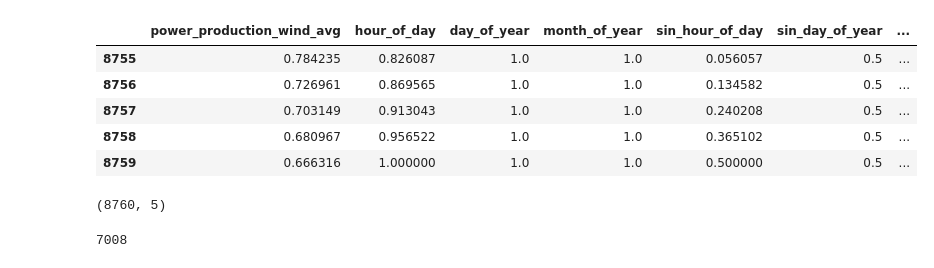
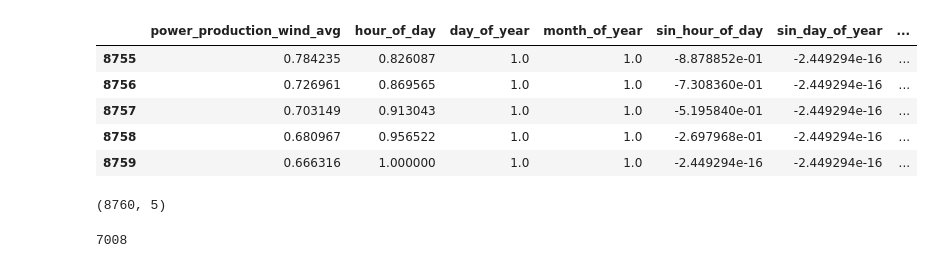
Before and after one commit to sen-leon/Electricity-Prediction, a Jupyter notebook: src/SingleFeatureRNN.ipynb, the cells around one changed output. Drawn from its saved outputs; the diff is of its cells as text; code cells hidden in the pictures.

```diff
--- a/src/SingleFeatureRNN.ipynb
+++ b/src/SingleFeatureRNN.ipynb
@@ -5,35 +5,40 @@ import matplotlib.pyplot as plt
 # %%
 from sklearn.preprocessing import MinMaxScaler
 
 df = pd.read_csv("..\data\ElectricityMap_DE_2021.csv", sep=",")
 df = df[["datetime","power_production_wind_avg"]]
 
 # seperate datetime into hour of day, day of year, and month of year
 df["datetime"] = pd.to_datetime(df["datetime"])
 df["hour_of_day"] = df["datetime"].dt.hour
 df["day_of_year"] = df["datetime"].dt.day_of_year
 df["month_of_year"] = df["datetime"].dt.month
 
 # rescale data (min-max normalization)
 df_norm = df.drop("datetime", axis=1)
 df_norm = (df_norm-df_norm.min())/(df_norm.max()-df_norm.min())
 
 # add sin time columns (range: 0-1)
 df_sin = df_norm.drop("power_production_wind_avg", axis=1)
-df_sin = df_sin.apply(lambda x: 0.5*np.sin(2*np.pi*x)+0.5)
+df_sin = df_sin.apply(lambda x: np.sin(2*np.pi*x))
 df_sin = df_sin.add_prefix("sin_")
 
+# add cos time columns (range: 0-1)
+df_cos = df_norm.drop("power_production_wind_avg", axis=1)
+df_cos = df_cos.apply(lambda x: np.cos(2*np.pi*x))
+df_cos = df_cos.add_prefix("cos_")
+
 # merge columns
-y = pd.concat([df_norm, df_sin], axis=1)
+y = pd.concat([df_norm, df_sin,df_cos], axis=1)
 
 y.tail()
 # %% [output]
 |  | power_production_wind_avg | hour_of_day | day_of_year | month_of_year | sin_hour_of_day | sin_day_of_year | ... |
-| 8755 | 0.784235 | 0.826087 | 1.0 | 1.0 | 0.056057 | 0.5 | ... |
-| 8756 | 0.726961 | 0.869565 | 1.0 | 1.0 | 0.134582 | 0.5 | ... |
-| 8757 | 0.703149 | 0.913043 | 1.0 | 1.0 | 0.240208 | 0.5 | ... |
-| 8758 | 0.680967 | 0.956522 | 1.0 | 1.0 | 0.365102 | 0.5 | ... |
-| 8759 | 0.666316 | 1.000000 | 1.0 | 1.0 | 0.500000 | 0.5 | ... |
+| 8755 | 0.784235 | 0.826087 | 1.0 | 1.0 | -8.878852e-01 | -2.449294e-16 | ... |
+| 8756 | 0.726961 | 0.869565 | 1.0 | 1.0 | -7.308360e-01 | -2.449294e-16 | ... |
+| 8757 | 0.703149 | 0.913043 | 1.0 | 1.0 | -5.195840e-01 | -2.449294e-16 | ... |
+| 8758 | 0.680967 | 0.956522 | 1.0 | 1.0 | -2.697968e-01 | -2.449294e-16 | ... |
+| 8759 | 0.666316 | 1.000000 | 1.0 | 1.0 | -2.449294e-16 | -2.449294e-16 | ... |
 # %%
 print(df.shape)
 # %% [output]
```
Also changed, not shown: parts of 7 cells of this notebook.
